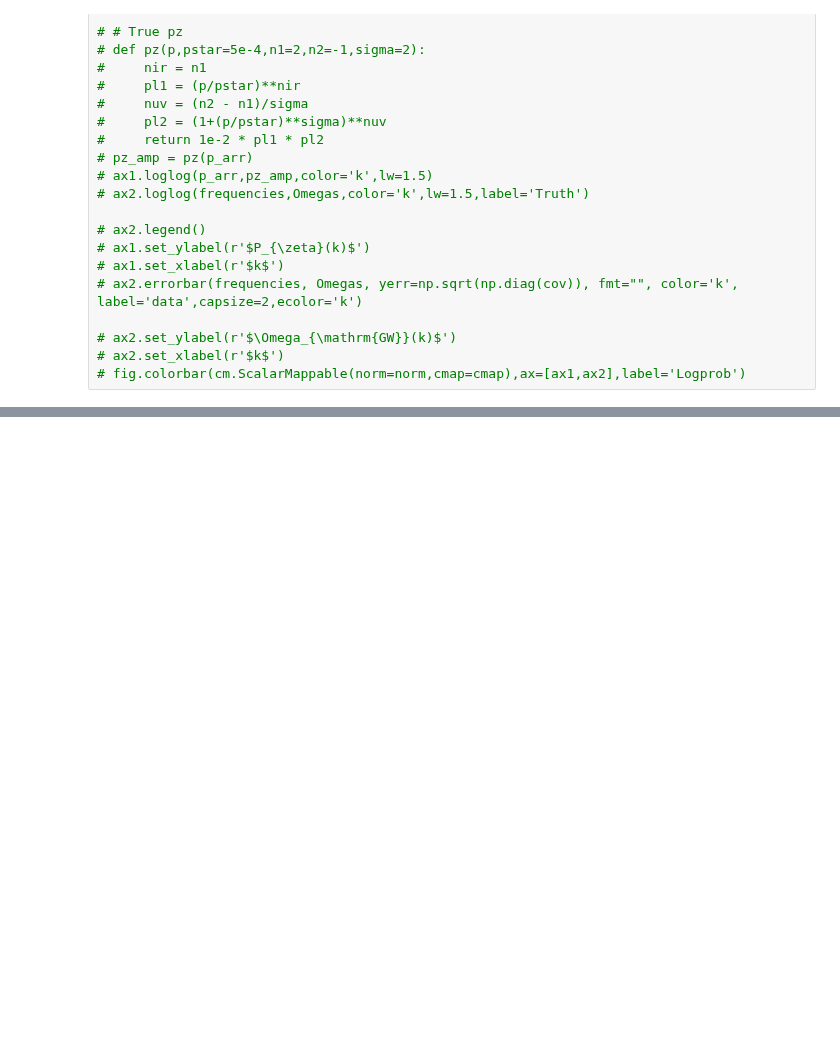
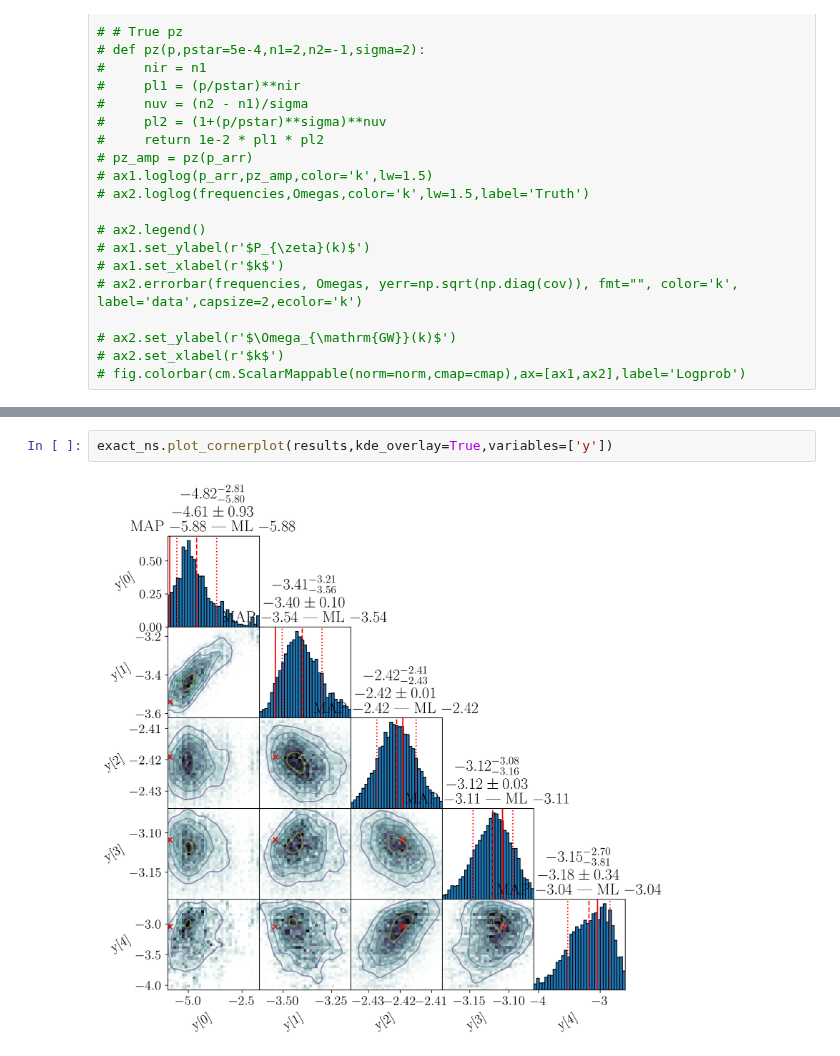
Before and after one commit to Ameek94/SIGW_Inverse, a Jupyter notebook: examples/bpl.ipynb, the cells around one changed output, grey strips where cells are left out. Drawn from its saved outputs; the diff is of its cells as text; blank space fills up the shorter version.

```diff
--- a/examples/bpl.ipynb
+++ b/examples/bpl.ipynb
@@ -201,0 +257,4 @@ fig.colorbar(cm.ScalarMappable(norm=norm,cmap=cmap),ax=[ax1,ax2],label='Logprob'
+# %%
+exact_ns.plot_cornerplot(results,kde_overlay=True,variables=['y'])
+# %% [output]
+[figure, added]
```
Also changed, not shown: parts of 14 cells of this notebook, 2 other files.
